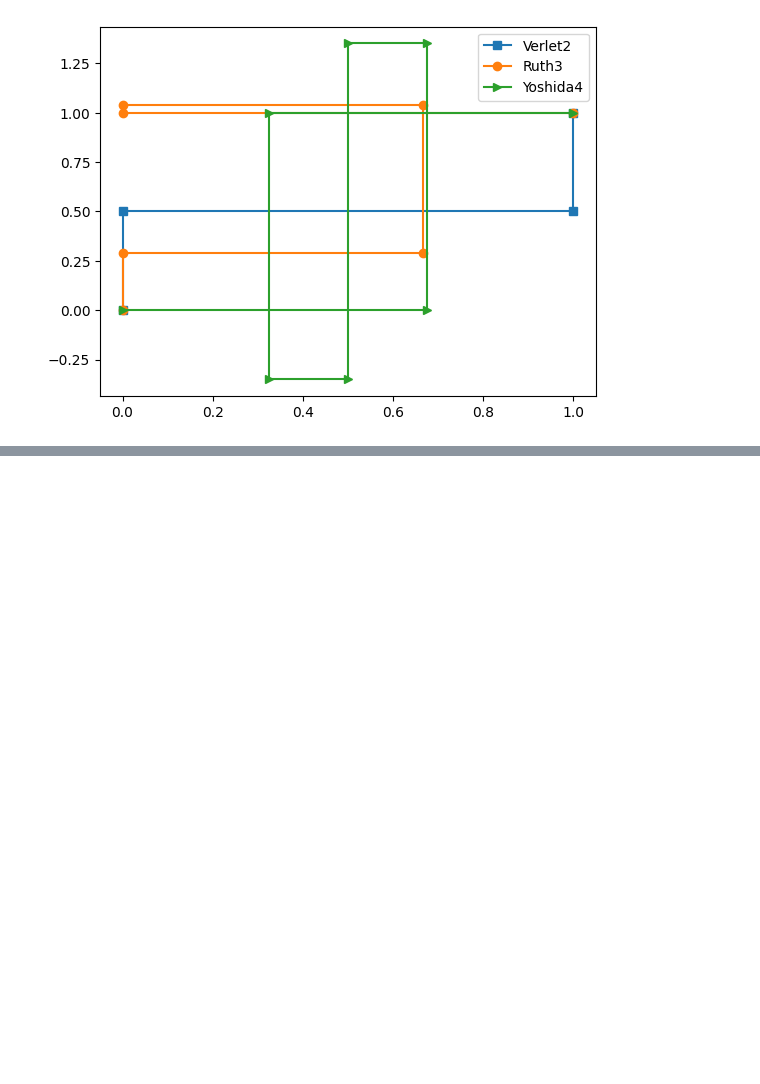
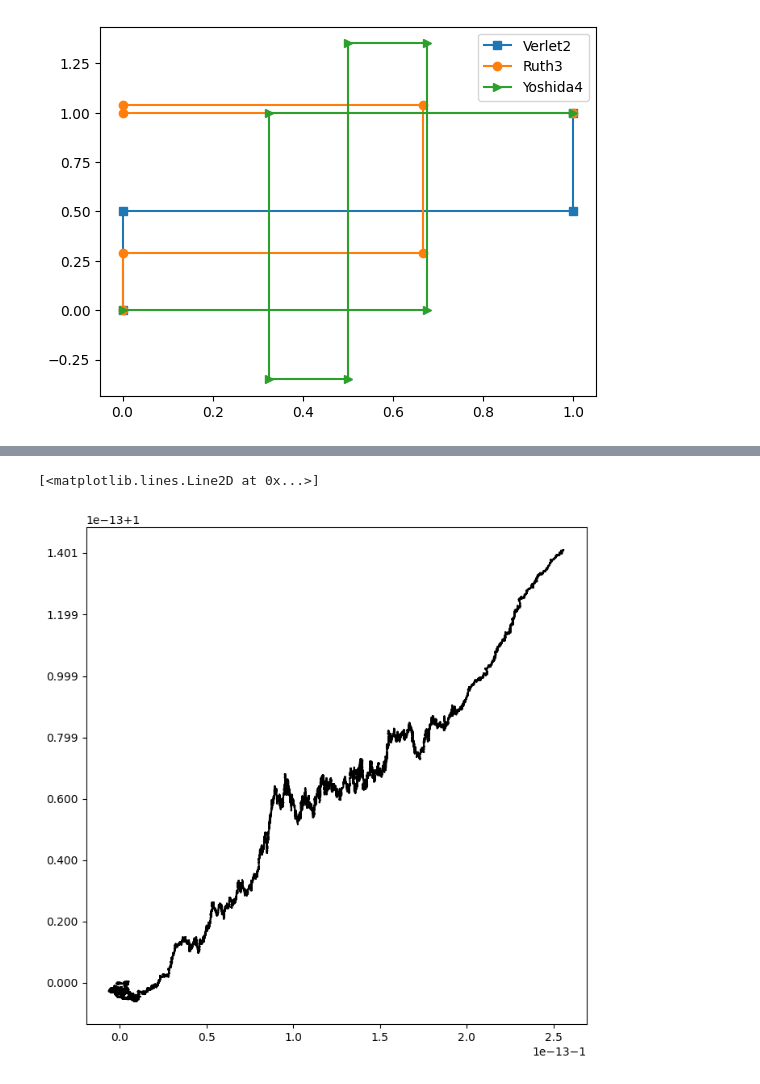
Before and after one commit to nsmith-/beamline, a Jupyter notebook: symplectic_integrator_3body.ipynb, the cells around one changed output, grey strips where cells are left out. Saved outputs shown, nothing was run; the diff lists cells and outputs as text; code cells hidden in the pictures; blank space fills up the shorter version.

```diff
--- a/symplectic_integrator_3body.ipynb
+++ b/symplectic_integrator_3body.ipynb
@@ -335,0 +227,8 @@ ax.plot(dpath[:, 2, 0], dpath[:, 2, 1], color="orange")
+# %%
+fig, ax = plt.subplots(figsize=(8, 8))
+
+cmpath = jnp.sum(ruth3_track[0].reshape(-1, 3, 2)[cut, :, :] * mass0[:, None], axis=1)
+ax.plot(cmpath[:, 0], cmpath[:, 1], color="k")
+# %% [output]
+[<matplotlib.lines.Line2D at 0x...>]
+[figure, added]
```
Also changed, not shown: parts of 18 cells of this notebook, 1 other file.
